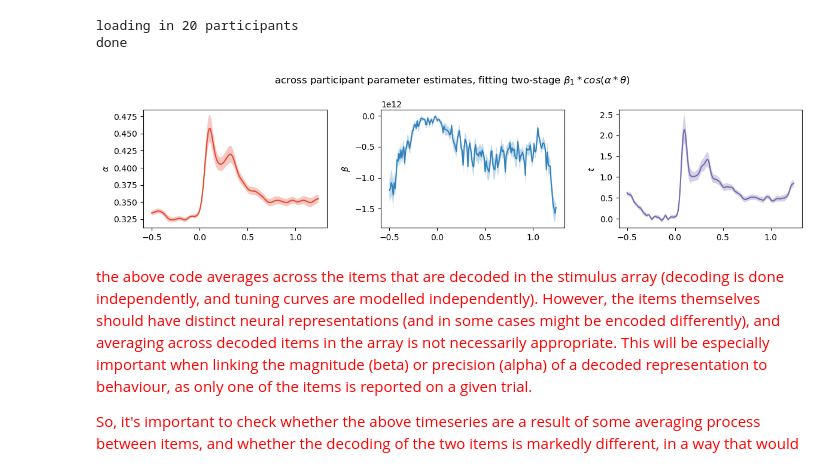
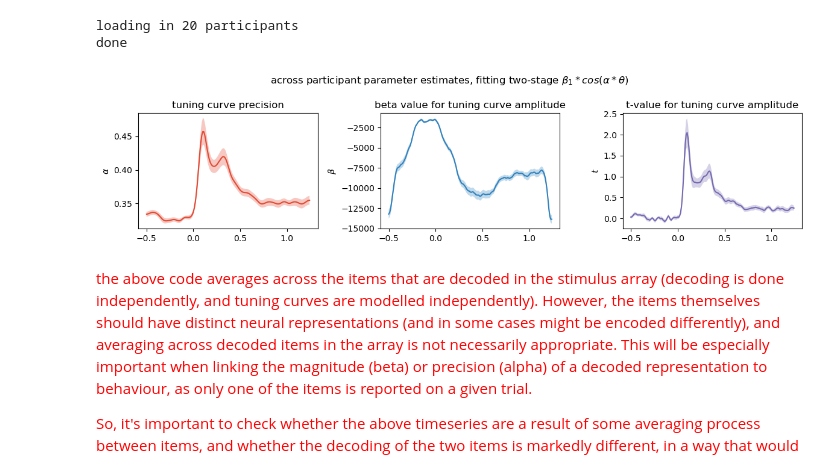
Before and after one commit to schekroud/tuningcurves, a Jupyter notebook: analysis/08_visParams_2stage_alphaminmax_glmfit.ipynb, the cells around one changed output. Saved outputs shown, nothing was run; the diff lists cells and outputs as text; code cells hidden in the pictures.

Commit message:
update notebook to visualise beta and t-values for tuning curve amplitude when alpha is constrained in the second fitting stage

```diff
--- a/analysis/08_visParams_2stage_alphaminmax_glmfit.ipynb
+++ b/analysis/08_visParams_2stage_alphaminmax_glmfit.ipynb
@@ -56,52 +63,51 @@ for i in subs:
     a = np.load(op.join(wd, 'data', 'tuningcurves', 'parameter_fits', 'twostage_alphaminmaxfit',
                     f's{i}_ParamFits_Alpha_binstep{binstep}_binwidth{binwidth}_smoothedAlpha_{smooth_alphas}{smooth_sigma}.npy'))
     bgl = np.load(op.join(wd, 'data', 'tuningcurves', 'parameter_fits', 'twostage_alphaminmaxfit',
-        f's{i}_ParamFits_Beta_binstep{binstep}_binwidth{binwidth}_smoothedAlpha_{smooth_alphas}{smooth_sigma}_glmfit.npy'))
-    bopt = np.load(op.join(wd, 'data', 'tuningcurves', 'parameter_fits', 'twostage_alphaminmaxfit',
-        f's{i}_ParamFits_Beta_binstep{binstep}_binwidth{binwidth}_smoothedAlpha_{smooth_alphas}{smooth_sigma}_optfit.npy'))
+        f's{i}_ParamFits_Beta_binstep{binstep}_binwidth{binwidth}_smoothedAlpha_{smooth_alphas}{smooth_sigma}_glmfit{addconstr}.npy'))
 
     alpha[subcount] = np.nanmean(a, axis=1) #average across trials
     glmfit[subcount] = np.nanmean(bgl, axis=1)
-    optfit[subcount] = np.nanmean(bopt, axis=1)
 print('done')
 # %% [output]
 loading in 20 participants
 done
 # %%
-alpha.shape
 am = np.nanmean(np.nanmean(alpha, axis=1), axis=0) #average across items then average across participants
 asem = sp.stats.sem(np.nanmean(alpha, axis=1), axis=0, ddof=0, nan_policy='omit') #average across items then get sem per time point
 
 glmb = np.nanmean(np.nanmean(glmfit, axis=1), axis=0) #average across items then across ppts
 glmsem = sp.stats.sem(np.nanmean(glmfit, axis=1), axis=0, ddof=0, nan_policy='omit') #get std err per time point for both beta and t values
 
 
 fig=plt.figure(figsize=[12,3])
 ax=fig.add_subplot(131)
 ax.plot(times, am, lw = 1.5, color = '#e34a33')
 ax.fill_between(times,
                 np.add(am, asem),
                 np.subtract(am, asem),
                 alpha=0.3, color='#e34a33', edgecolor=None)
 ax.set_ylabel('$\\alpha$')
+ax.set_title(f'tuning curve precision')
 ax = fig.add_subplot(132)
 ax.plot(times, glmb[0], lw = 1.5, color='#3182bd')
 ax.fill_between(times,
                 np.add(glmb[0], glmsem[0]),
                 np.subtract(glmb[0], glmsem[0]),
                 alpha = 0.3, color = '#3182bd', edgecolor=None)
 ax.set_ylabel('$\\beta$')
+ax.set_title(f'beta value for tuning curve amplitude')
 ax = fig.add_subplot(133)
 ax.plot(times, glmb[1], lw = 1.5, color='#756bb1')
 ax.fill_between(times,
                 np.add(glmb[1], glmsem[1]),
                 np.subtract(glmb[1], glmsem[1]),
                 alpha = 0.3, color = '#756bb1', edgecolor=None)
 ax.set_ylabel('$t$')
+ax.set_title(f't-value for tuning curve amplitude')
 fig.suptitle('across participant parameter estimates, fitting two-stage $\\beta_1 * cos(\\alpha * \\theta)$')
 fig.tight_layout()
 # %% [output]
-[figure, old version]
+[figure, new version]
 # %% [markdown]
 <font color='red'>
 
```
Also changed, not shown: parts of 4 cells of this notebook.
